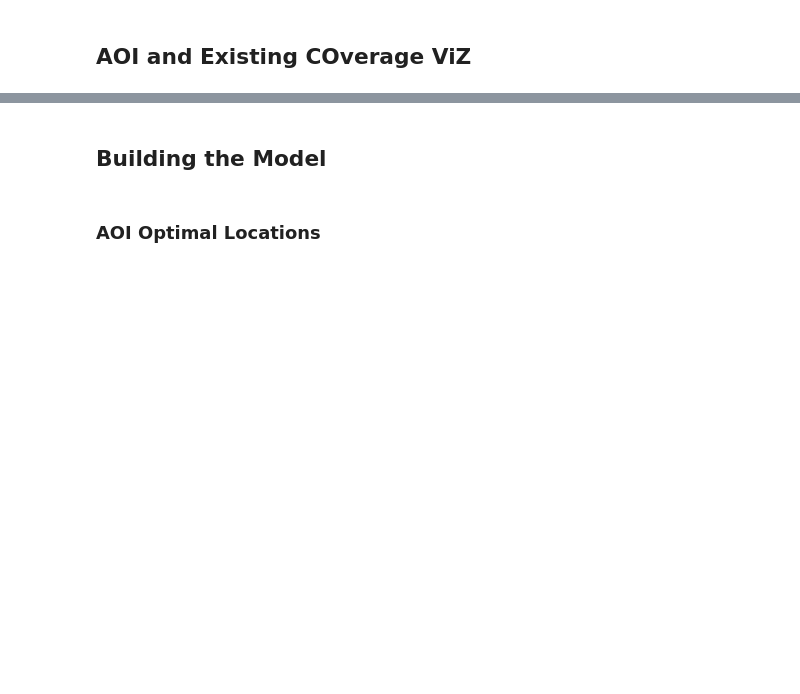
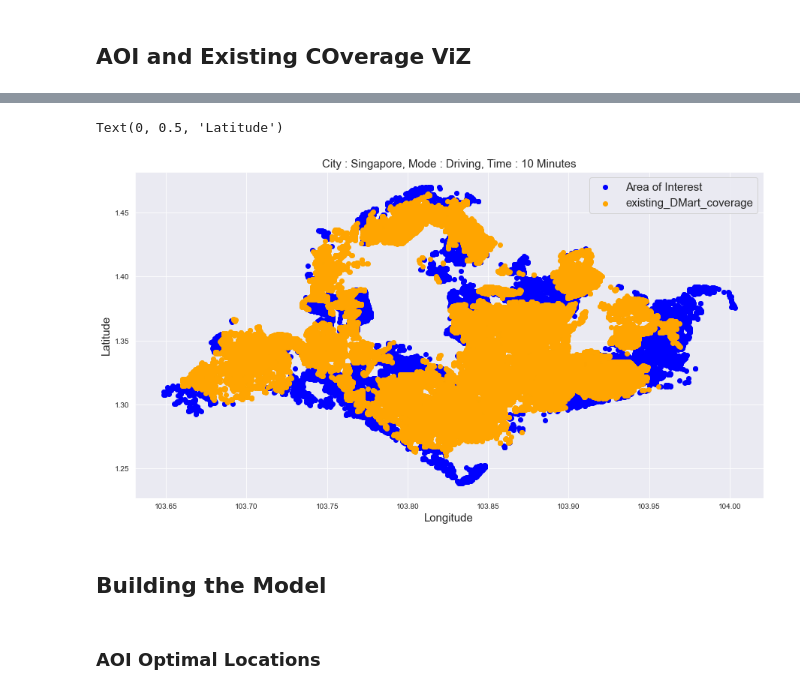
Before and after one commit to kazimosiur/optimal-location-finder, a Jupyter notebook: notebooks/Calculate_area_of_interest.ipynb, the cells around one changed output, grey strips where cells are left out. Cells and saved outputs as stored; diff of their text form; code cells hidden in the pictures; blank space fills up the shorter version.

```diff
--- a/notebooks/Calculate_area_of_interest.ipynb
+++ b/notebooks/Calculate_area_of_interest.ipynb
@@ -261,3 +261,23 @@ NameError: name 'dmart_coverage_locations' is not defined
+# %%
+
+dmart_covered_locations = pd.DataFrame(locations_matching_constraints_of_T_min_drive_time['lat_long'].to_list(),columns = ['lat','long'])
+
+aoi_ = plt.scatter(area_of_interest['long'],area_of_interest['lat'],color='blue')
+existing_coverage = plt.scatter(dmart_covered_locations['long'],
+                     dmart_covered_locations['lat'],color='orange'
+                    )
+plt.legend(
+    (aoi_,existing_coverage),
+    ('Area of Interest','existing_DMart_coverage'),
+    prop={'size': 15}
+
+)
+plt.title(f"City : Singapore, Mode : Driving, Time : {drive_time_selected} Minutes",fontsize = 15)
+plt.xlabel("Longitude",fontsize = 15)
+plt.ylabel("Latitude",fontsize = 15)
+# %% [output]
+Text(0, 0.5, 'Latitude')
+[figure, added]
 # %%
 INPUT_PARAMETERS
 # %% [markdown]
```
Also changed, not shown: parts of 15 cells of this notebook, 9 other files.
